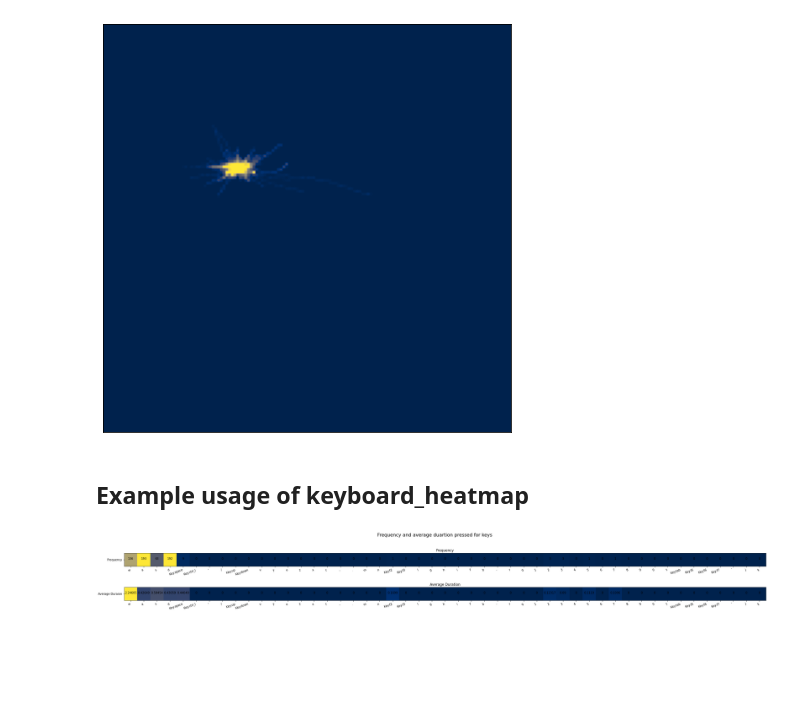
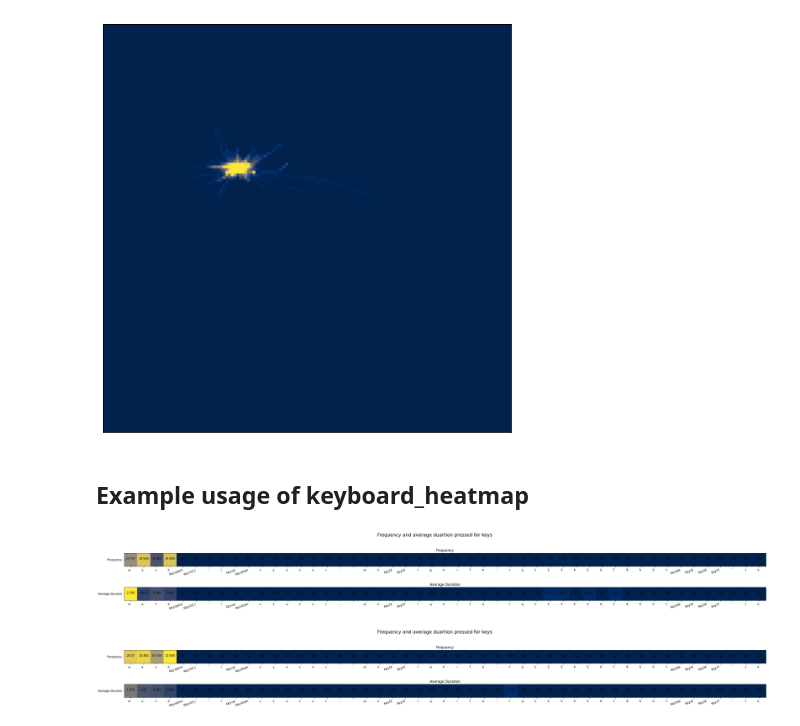
Before and after one commit to HengjunLuo/capstone-landis, a Jupyter notebook: log_parsing_examples.ipynb, the cells around one changed output. Cells and saved outputs as stored; diff of their text form; code cells hidden in the pictures; blank space fills up the shorter version.

Commit message:
keyboard heatmap now has similar interface to mouse heatmap. keyboard heatmap frequency now represent key strokes per minute

```diff
--- a/log_parsing_examples.ipynb
+++ b/log_parsing_examples.ipynb
@@ -106,33 +106,31 @@ heatmap.show_heatmap((150, 150))
 # %%
 # Import keyboard_heatmap module
 import keyboard_heatmap
-
+import log_parser
 import numpy as np
 import pandas as pd
 
 # Getting the data from  parsed input keyboard log file
-# parseKeyboardLog(inputPath, outputPath, startMin, endMin):
+keyboard_data_Jon = log_parser.parse_keyboard_log("keyboard_actions_jon_spy_nov8.log")
+keyboard_data_segment_Jon = log_parser.get_segment(keyboard_data_Jon, index=1, seg_length=600)
+heatmap_Jon = keyboard_heatmap.keyboardHeatmap(keyboard_data_segment_Jon)
 
-keyboard_heatmap.keyboardLogParser.parseKeyboardLog("keyboard_actions.log","JonFreqDura.log",0,10)
-
-Jon_keyboardDurationAndFreq_df = pd.read_csv("JonFreqDura.log", delimiter=" ", names=['key', 'avg_duration', 'freq'])
-
+keyboard_data_Zirui = log_parser.parse_keyboard_log("Zirui_Keyboard.log")
+keyboard_data_segment_Zirui = log_parser.get_segment(keyboard_data_Zirui, index=1, seg_length=600)
+heatmap_Zirui = keyboard_heatmap.keyboardHeatmap(keyboard_data_segment_Zirui)
 # Need to calculate max vlaue for color bar before showing heatmap
-keyboardInputList = []
-keyboardInputList.append(Jon_keyboardDurationAndFreq_df)
-
-maxFreq = 0
-maxDura = 0
-for keyboardInput in keyboardInputList:
-    maxF = np.max(keyboardInput.freq)
-    maxD = np.max(keyboardInput.avg_duration)
-    if maxF > maxFreq:
-        maxFreq = maxF
-    if maxD > maxDura:
-        maxDura = maxD
-
-keyboadrheatmapJon = keyboard_heatmap.keyboardHeatmap(Jon_keyboardDurationAndFreq_df,maxFreq,maxDura)
-
-keyboard_heatmap.keyboardHeatmap.show_heatmap(keyboadrheatmapJon)
+heatmaps = []
+heatmaps.append(heatmap_Jon)
+heatmaps.append(heatmap_Zirui)
+for item in heatmaps:
+    maxF = float(np.max(item.keyboard_df.freq))
+    maxD = float(np.max(item.keyboard_df.avg_duration))
+    if maxF > keyboard_heatmap.keyboardHeatmap.maxFreq:
+        keyboard_heatmap.keyboardHeatmap.maxFreq = maxF
+    if maxD > keyboard_heatmap.keyboardHeatmap.maxDura:
+        keyboard_heatmap.keyboardHeatmap.maxDura = maxD
+keyboard_heatmap.keyboardHeatmap.show_heatmap(heatmap_Jon)
+keyboard_heatmap.keyboardHeatmap.show_heatmap(heatmap_Zirui)
 # %% [output]
-[figure, old version]
+[figure, new version]
+[figure, added]
```
Also changed, not shown: 1 other file.
